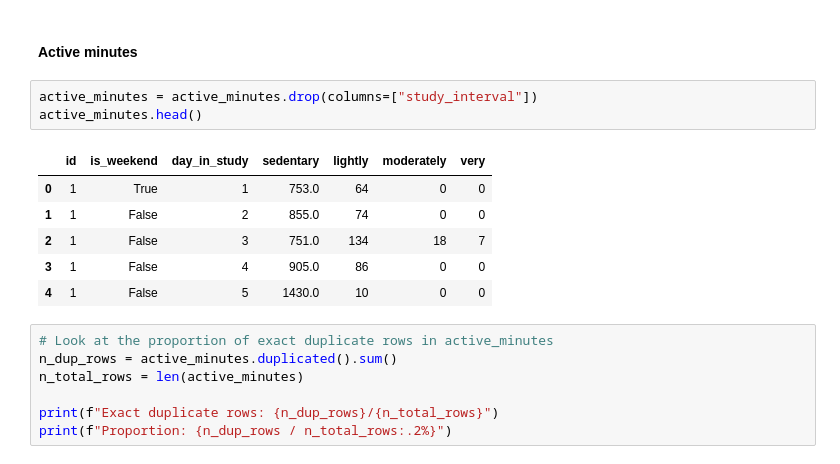
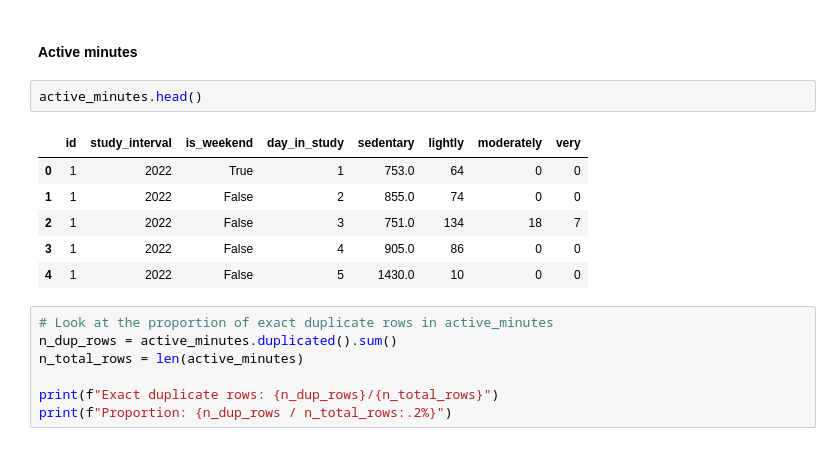
Before and after one commit to EstelleWang-UofT/ML-for-Women, a Jupyter notebook: notebooks/physical activity/preprocessing and merging.ipynb, the cells around one changed output. Cells and saved outputs as stored; diff of their text form.

Commit message:
add the feature study interval for time interpolation

```diff
--- a/notebooks/physical activity/preprocessing and merging.ipynb
+++ b/notebooks/physical activity/preprocessing and merging.ipynb
@@ -56,15 +56,14 @@ hormones_and_selfreport: phase, lh, estrogen, pdg, exerciselevel, fatigue
 # %% [markdown]
 #### Active minutes
 # %%
-active_minutes = active_minutes.drop(columns=["study_interval"])
 active_minutes.head()
 # %% [output]
-|  | id | is_weekend | day_in_study | sedentary | lightly | moderately | very |
-| 0 | 1 | True | 1 | 753.0 | 64 | 0 | 0 |
-| 1 | 1 | False | 2 | 855.0 | 74 | 0 | 0 |
-| 2 | 1 | False | 3 | 751.0 | 134 | 18 | 7 |
-| 3 | 1 | False | 4 | 905.0 | 86 | 0 | 0 |
-| 4 | 1 | False | 5 | 1430.0 | 10 | 0 | 0 |
+|  | id | study_interval | is_weekend | day_in_study | sedentary | lightly | moderately | very |
+| 0 | 1 | 2022 | True | 1 | 753.0 | 64 | 0 | 0 |
+| 1 | 1 | 2022 | False | 2 | 855.0 | 74 | 0 | 0 |
+| 2 | 1 | 2022 | False | 3 | 751.0 | 134 | 18 | 7 |
+| 3 | 1 | 2022 | False | 4 | 905.0 | 86 | 0 | 0 |
+| 4 | 1 | 2022 | False | 5 | 1430.0 | 10 | 0 | 0 |
 # %%
 # Look at the proportion of exact duplicate rows in active_minutes
 n_dup_rows = active_minutes.duplicated().sum()
```
Also changed, not shown: parts of 2 cells of this notebook.
